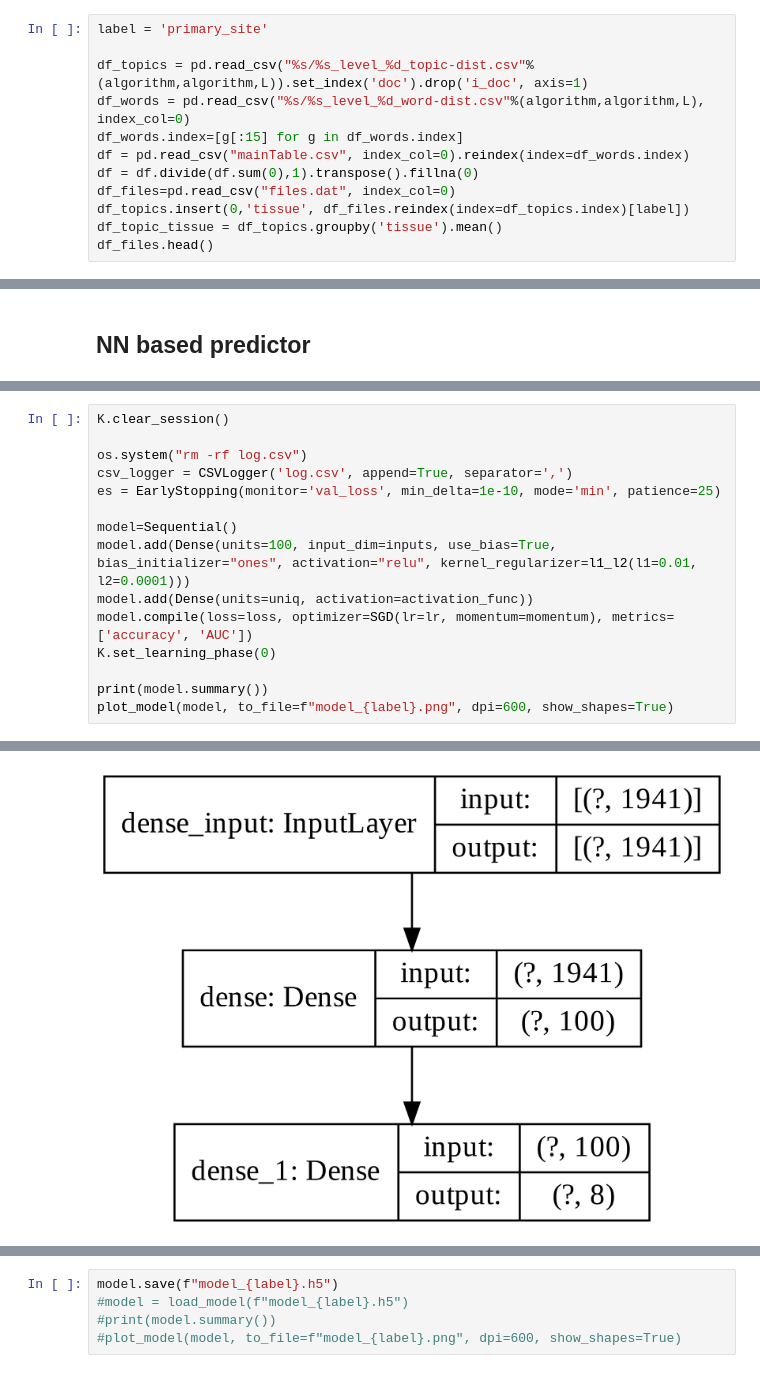
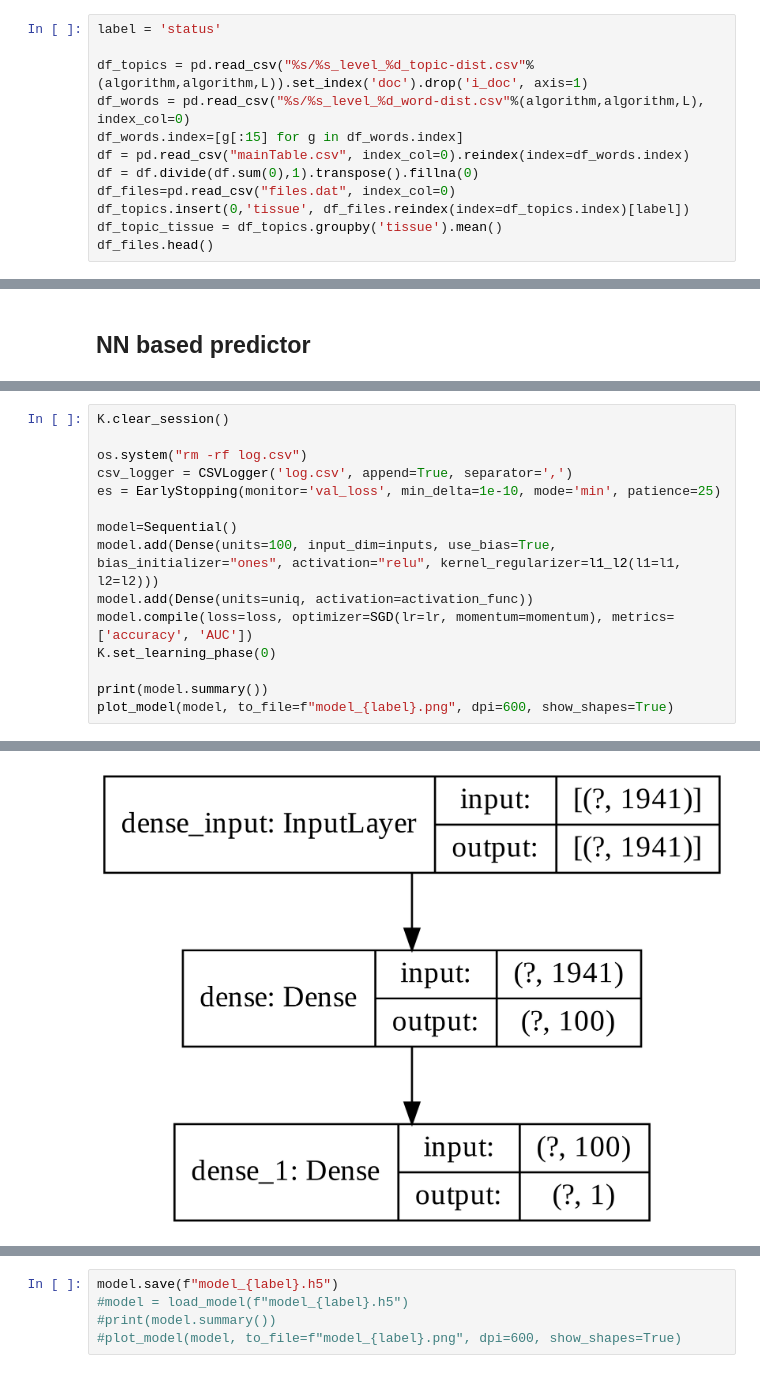
Before and after one commit to fvalle1/phd, a Jupyter notebook: Colab_Notebooks/predictor.ipynb, the cells around one changed output, grey strips where cells are left out. Saved outputs shown, nothing was run; the diff lists cells and outputs as text.

```diff
--- a/Colab_Notebooks/predictor.ipynb
+++ b/Colab_Notebooks/predictor.ipynb
@@ -21,7 +19,7 @@ directory='/content/drive/My Drive/phd/datasets/merged'
 L = get_max_available_L(directory, algorithm)-2
 os.chdir(directory)
 # %%
-label = 'primary_site'
+label = 'status'
 
 df_topics = pd.read_csv("%s/%s_level_%d_topic-dist.csv"%(algorithm,algorithm,L)).set_index('doc').drop('i_doc', axis=1)
 df_words = pd.read_csv("%s/%s_level_%d_word-dist.csv"%(algorithm,algorithm,L), index_col=0)
@@ -140,7 +138,7 @@ csv_logger = CSVLogger('log.csv', append=True, separator=',')
 es = EarlyStopping(monitor='val_loss', min_delta=1e-10, mode='min', patience=25)
 
 model=Sequential()
-model.add(Dense(units=100, input_dim=inputs, use_bias=True, bias_initializer="ones", activation="relu", kernel_regularizer=l1_l2(l1=0.01, l2=0.0001)))
+model.add(Dense(units=100, input_dim=inputs, use_bias=True, bias_initializer="ones", activation="relu", kernel_regularizer=l1_l2(l1=l1, l2=l2)))
 model.add(Dense(units=uniq, activation=activation_func))
 model.compile(loss=loss, optimizer=SGD(lr=lr, momentum=momentum), metrics=['accuracy', 'AUC'])
 K.set_learning_phase(0)
@@ -161,7 +159,7 @@ Trainable params: 195,008
 Non-trainable params: 0
 _________________________________________________________________
 None
-[figure, old version]
+[figure, new version]
 # %%
 with tf.device("GPU"):
     model.fit(X_tm_train, Y_tm_train, epochs=1000, batch_size=bs, verbose=1, validation_split=0.25, callbacks=[csv_logger, es], shuffle=True, use_multiprocessing=True, workers=-1)
```
Also changed, not shown: parts of 15 cells of this notebook.
